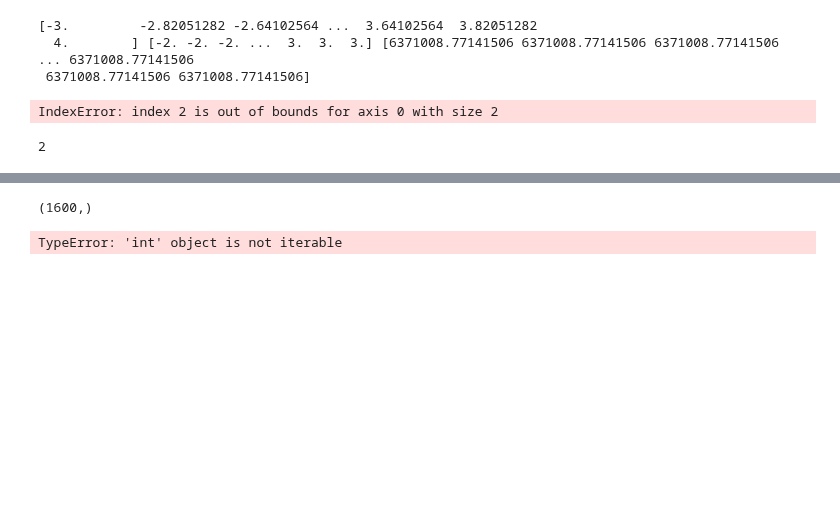
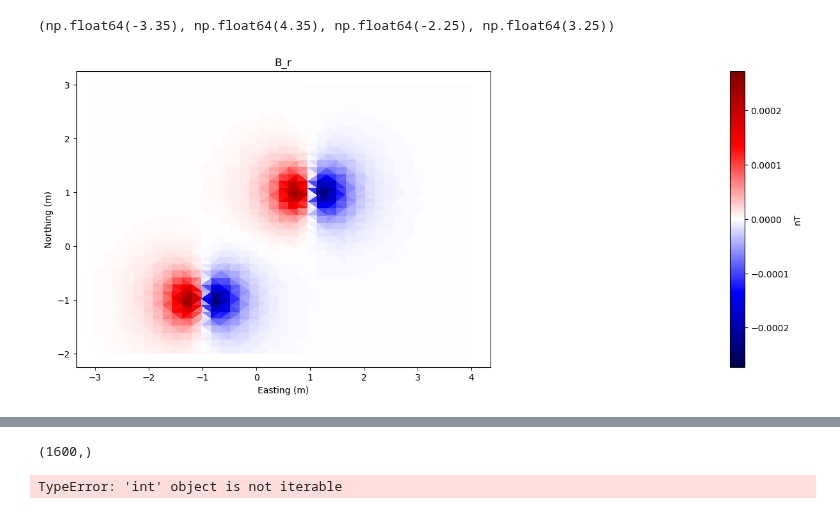
Before and after one commit to compgeolab/eqs-magnetic-spherical, a Jupyter notebook: code/mutiple_diploles.ipynb, the cells around one changed output, grey strips where cells are left out. Cells and saved outputs as stored; diff of their text form; code cells hidden in the pictures; blank space fills up the shorter version.

Commit message:
Add figures for the group presentation

```diff
--- a/code/mutiple_diploles.ipynb
+++ b/code/mutiple_diploles.ipynb
@@ -129,20 +154,14 @@ coordinates2 = vd.grid_coordinates(
 # %%
-a, b, c = foward_modeling_spherical_coordinates(coordinates, coordinates2, 15, 45, magnetic_moments)
+a, b, c = foward_modeling_spherical_coordinates(coordinates, source_coordinates, 15, 45, magnetic_moments)
 
 scale = vd.maxabs(a)
 plt.figure(figsize=(20, 6))
 plt.tripcolor(longitude, sph_latitude, a, cmap="seismic",  vmin=-scale, vmax=scale)
 plt.colorbar(label='nT')
 plt.title('B_r')
 plt.xlabel('Easting (m)')
 plt.ylabel('Northing (m)')
 plt.axis("scaled")
 # %% [output]
-[-3.         -2.82051282 -2.64102564 ...  3.64102564  3.82051282
-  4.        ] [-2. -2. -2. ...  3.  3.  3.] [6371008.77141506 6371008.77141506 6371008.77141506 ... 6371008.77141506
- 6371008.77141506 6371008.77141506]
+(np.float64(-3.35), np.float64(4.35), np.float64(-2.25), np.float64(3.25))
-IndexError: index 2 is out of bounds for axis 0 with size 2
+[figure, added]
-# %%
-print(len(source_coordinates[0].ravel()))
-# %% [output]
-2
```
Also changed, not shown: parts of 2 cells of this notebook, 2 other files.
